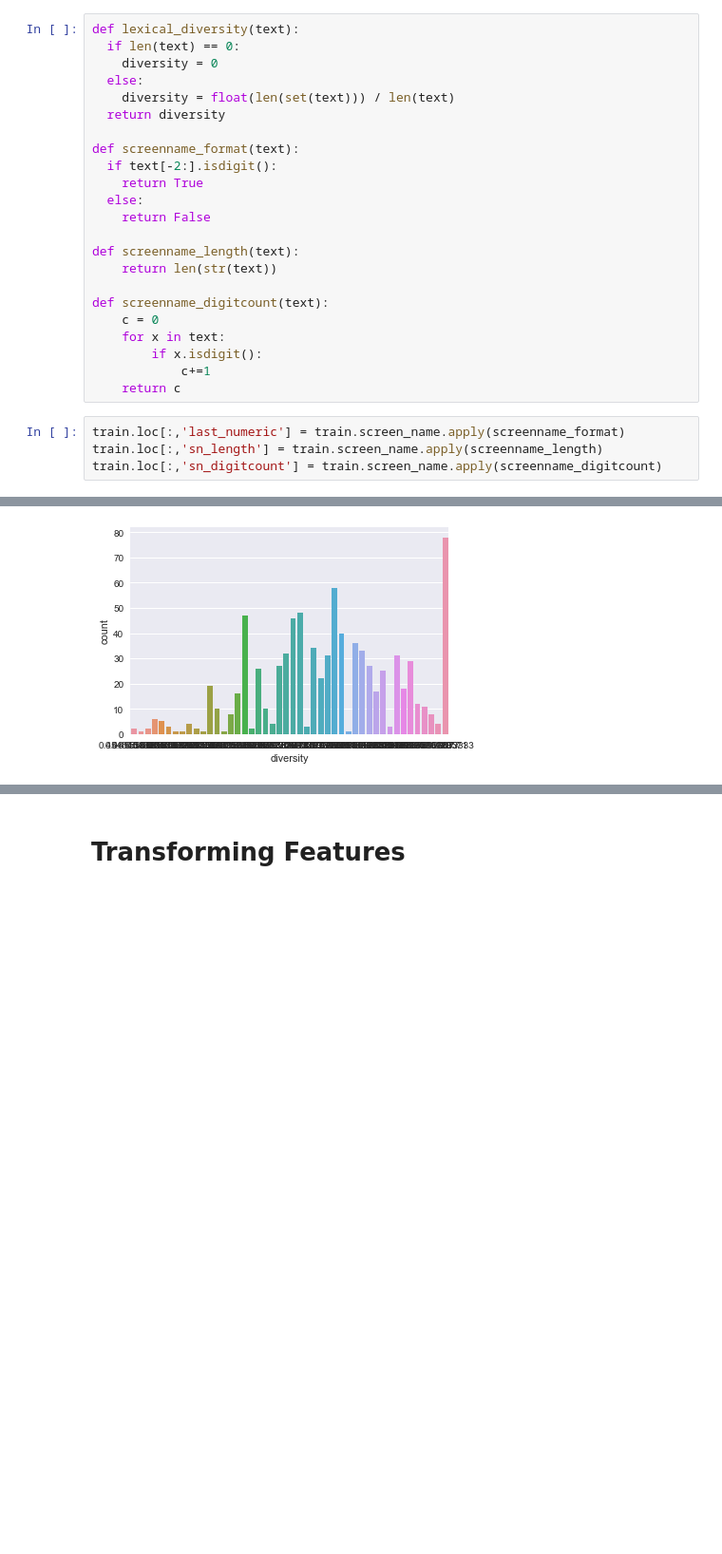
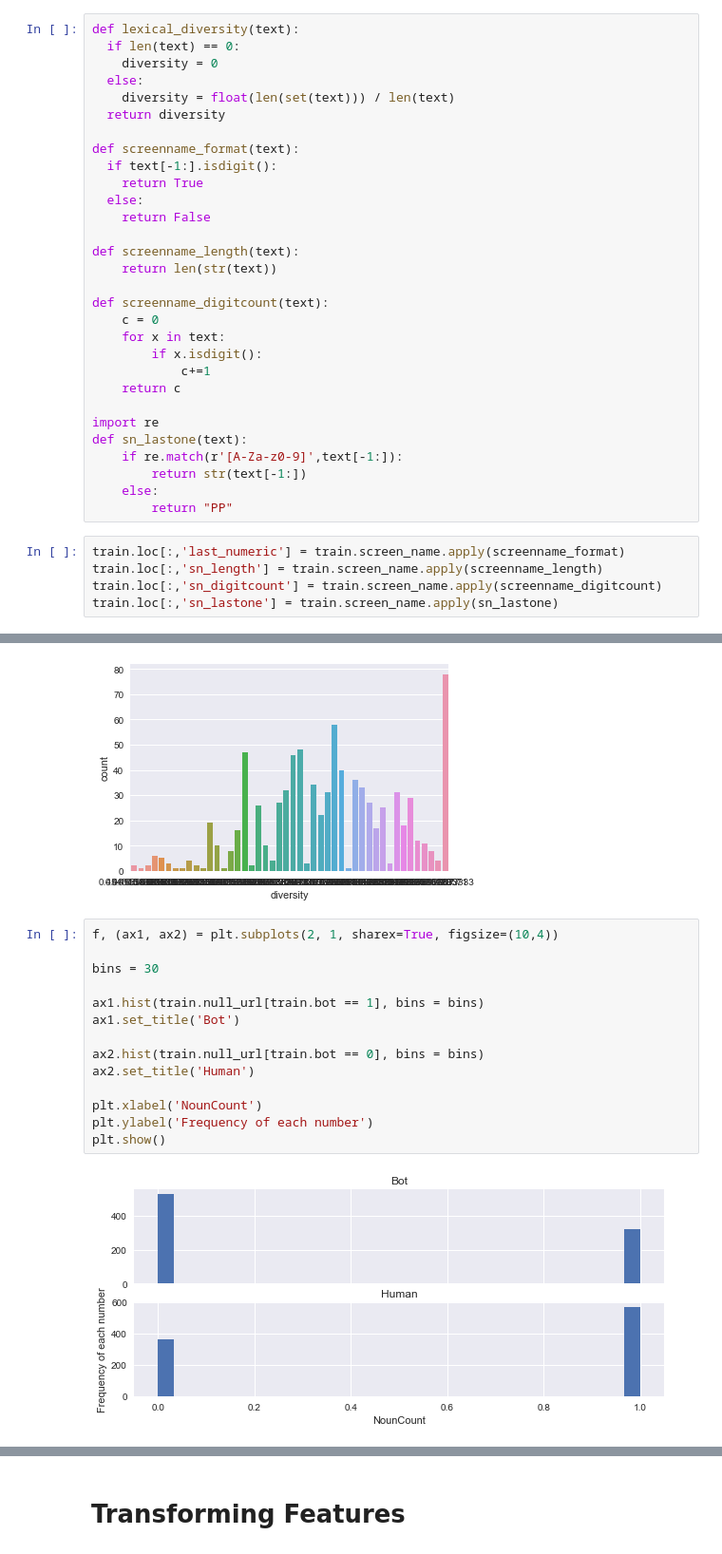
Before and after one commit to Vignesh6v/Twitter-BotorNot, a Jupyter notebook: Preprocessing.ipynb, the cells around one changed output, grey strips where cells are left out. Shown: that part at 95% size. Drawn from its saved outputs; the diff is of its cells as text; blank space fills up the shorter version.

```diff
--- a/Preprocessing.ipynb
+++ b/Preprocessing.ipynb
@@ -117,7 +118,7 @@ def lexical_diversity(text):
   return diversity
 
 def screenname_format(text):
-  if text[-2:].isdigit():
+  if text[-1:].isdigit():
     return True
   else:
     return False
@@ -131,10 +132,18 @@ def screenname_digitcount(text):
         if x.isdigit():
             c+=1
     return c
+
+import re
+def sn_lastone(text):
+    if re.match(r'[A-Za-z0-9]',text[-1:]):
+        return str(text[-1:])
+    else:
+        return "PP"
 # %%
 train.loc[:,'last_numeric'] = train.screen_name.apply(screenname_format)
 train.loc[:,'sn_length'] = train.screen_name.apply(screenname_length)
 train.loc[:,'sn_digitcount'] = train.screen_name.apply(screenname_digitcount)
+train.loc[:,'sn_lastone'] = train.screen_name.apply(sn_lastone)
 # %%
 test.loc[:,'last_numeric'] = test.screen_name.apply(screenname_format)
 test.loc[:,'sn_length'] = test.screen_name.apply(screenname_length)
@@ -203,3 +220,19 @@ sns.countplot(x = bot_diversity['diversity'], data=bot_diversity)
 # %% [output]
 <matplotlib.axes._subplots.AxesSubplot at 0x...>
 [figure]
+# %%
+f, (ax1, ax2) = plt.subplots(2, 1, sharex=True, figsize=(10,4))
+
+bins = 30
+
+ax1.hist(train.null_url[train.bot == 1], bins = bins)
+ax1.set_title('Bot')
+
+ax2.hist(train.null_url[train.bot == 0], bins = bins)
+ax2.set_title('Human')
+
+plt.xlabel('NounCount')
+plt.ylabel('Frequency of each number')
+plt.show()
+# %% [output]
+[figure, added]
```
Also changed, not shown: parts of 46 cells of this notebook.
